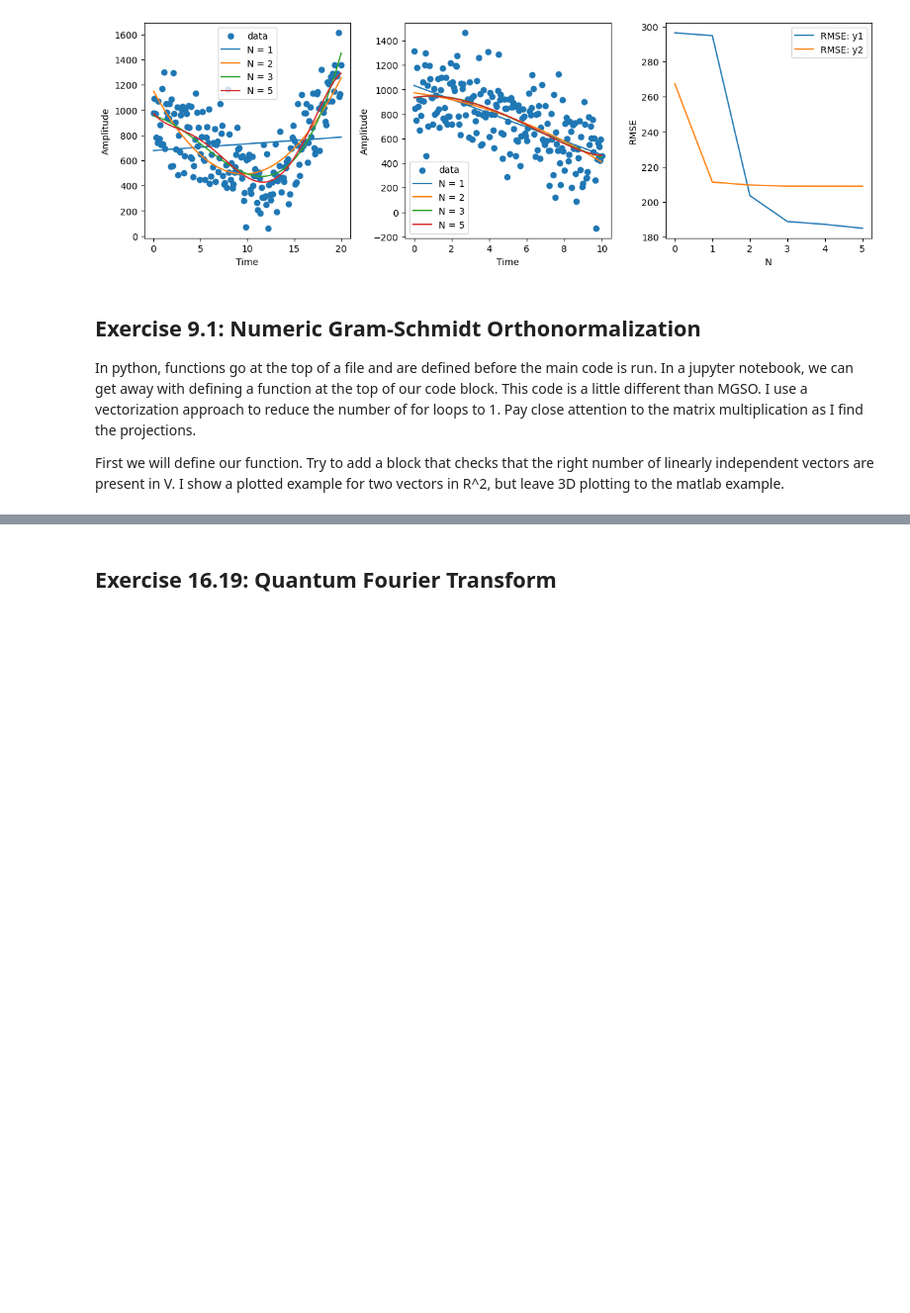
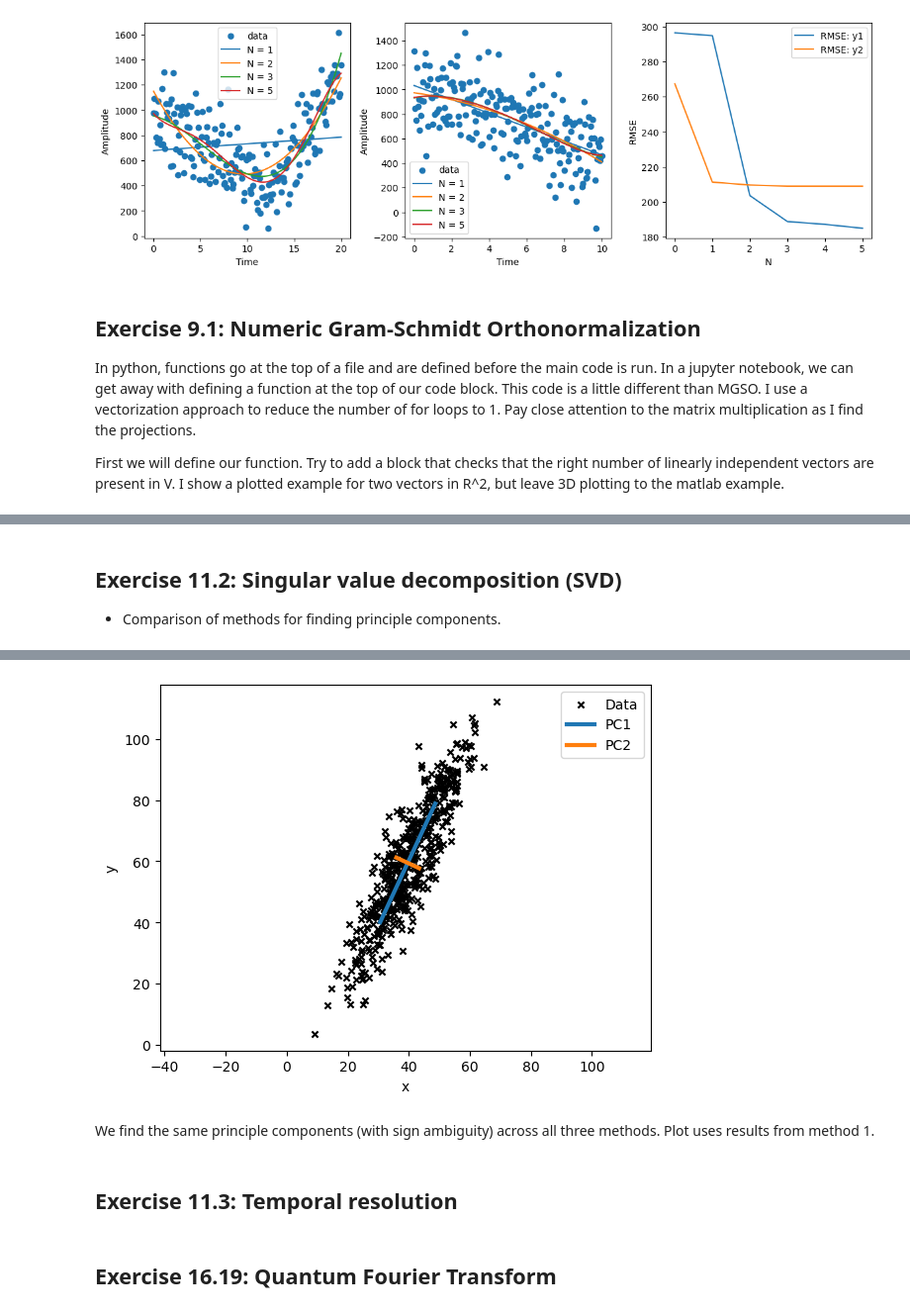
Before and after one commit to willn2/LAbook_code, a Jupyter notebook: PythonCodeLABook.ipynb, the cells around one changed output, grey strips where cells are left out. Shown at 99% size. Saved outputs shown, nothing was run; the diff lists cells and outputs as text; code cells hidden in the pictures; blank space fills up the shorter version.

```diff
--- a/PythonCodeLABook.ipynb
+++ b/PythonCodeLABook.ipynb
@@ -253,0 +360,73 @@ Some suggestions to take it further:
+# %% [markdown]
+## Exercise 11.2: Singular value decomposition (SVD)
+- Comparison of methods for finding principle components.
+# %%
+from numpy.linalg import eig # import the eig function
+from numpy.linalg import svd # import the svd function
+from sklearn.decomposition import PCA
+
+M, mx, my = 500, 40, 60 # Number of samples, mean of x and mean of y
+sx, sy, r = 10, 20, 0.9 # std in x and y and r=rho
+K  = np.array([[sx**2,r*sx*sy],[r*sx*sy,sy**2]]) # Define Covariance matrix K
+X = np.random.multivariate_normal([mx,my], K, M) # mvnnorm in MATLAB. Last number is the number of samps
+# Plot the data
+plt.scatter(X[:,0],X[:,1],s=20,c='k',marker='x') # scatter the data
+plt.xlabel('x')
+plt.ylabel('y')
+plt.axis('equal'); # USE THIS OTHERWISE THE VECTORS WILL NOT LOOK PERPENDICULAR
+
+# COMPARISON OF ESTIMATION TO POPULATION STATISTICS
+muX, covX = np.mean(X,axis=0), np.cov(X.T)
+print(f'Population mean in x and y: {mx}, {my}')
+print("-" * 20)  # Prints 20 dashes
+print(f'Estimated mean in x and y: {muX[0]:4.2f}, {muX[1]:4.2f}')
+print("-" * 20)  # Prints 20 dashes
+print('Population covariance matrix:')
+print(K)
+print("-" * 20)
+print('Estimated covriance matrix:')
+print(covX)
+print("-" * 20)  # Prints 20 dashes
+
+
+# METHOD 1: USING EIGENANALYSIS
+D, U = eig(covX) # Get eigenvalues and vectors
+idxs = np.argsort(D)[::-1] # sort then reverse order for descending
+D = D[idxs]
+U = U[:,idxs]
+print('Principle components method 1 EIG:')
+print(U)
+print("-" * 20)  # Prints 20 dashes
+SV = np.sqrt(D) # Singular values
+# Plotting the principle components
+plt.plot([-SV[0]*U[0,0],SV[0]*U[0,0]]+muX[0],[-SV[0]*U[1,0],SV[0]*U[1,0]]+muX[1], lw=3); # Plot eigenvectors scaled by singular values
+plt.plot([-SV[1]*U[0,1],SV[1]*U[0,1]]+muX[0],[-SV[1]*U[1,1],SV[1]*U[1,1]]+muX[1], lw=3); # Plot eigenvectors scaled by singular values
+
+# METHOD 2: USING SVD
+V, SV, U = svd(X - muX) # Get eigenvalues and vectors
+idxs = np.argsort(SV)[::-1] # sort then reverse order for descending
+SV = SV[idxs]
+U = U[:,idxs]
+print('Principle components method 2 SVD:')
+print(U)
+print("-" * 20)  # Prints 20 dashes
+# Plotting the principle components
+# SV = np.sqrt(SV)
+# plt.plot([-SV[0]*U[0,0],SV[0]*U[0,0]]+muX[0],[-SV[0]*U[1,0],SV[0]*U[1,0]]+muX[1], lw=3); # Plot eigenvectors scaled by singular values
+# plt.plot([-SV[1]*U[0,1],SV[1]*U[0,1]]+muX[0],[-SV[1]*U[1,1],SV[1]*U[1,1]]+muX[1], lw=3); # Plot eigenvectors scaled by singular values
+
+
+# METHOD 2: USING Scikit learn's PCA (NEED to install scikit learn toolbox to use)
+pca = PCA(n_components=2)
+X_fit = pca.fit_transform((X-muX))
+U = pca.components_
+print('Principle components method 3 Scikit learn PCA:')
+print(U)
+print("-" * 20)  # Prints 20 dashes
+# Plotting the principle components
+# SV = np.sqrt(pca.singular_values_)
+# plt.plot([-SV[0]*U[0,0],SV[0]*U[0,0]]+muX[0],[-SV[0]*U[1,0],SV[0]*U[1,0]]+muX[1], lw=3); # Plot eigenvectors scaled by singular values
+# plt.plot([-SV[1]*U[0,1],SV[1]*U[0,1]]+muX[0],[-SV[1]*U[1,1],SV[1]*U[1,1]]+muX[1], lw=3); # Plot eigenvectors scaled by singular values
+
+plt.legend(['Data','PC1','PC2']);
+# %% [output]
@@ -254,3 +450,8 @@ Some suggestions to take it further:
+[figure, added]
+# %% [markdown]
+We find the same principle components (with sign ambiguity) across all three methods. Plot uses results from method 1.
+# %% [markdown]
+## Exercise 11.3: Temporal resolution
 # %% [markdown]
 ## Exercise 16.19: Quantum Fourier Transform
 # %%
```
Also changed, not shown: parts of 10 cells of this notebook, 2 other files.
